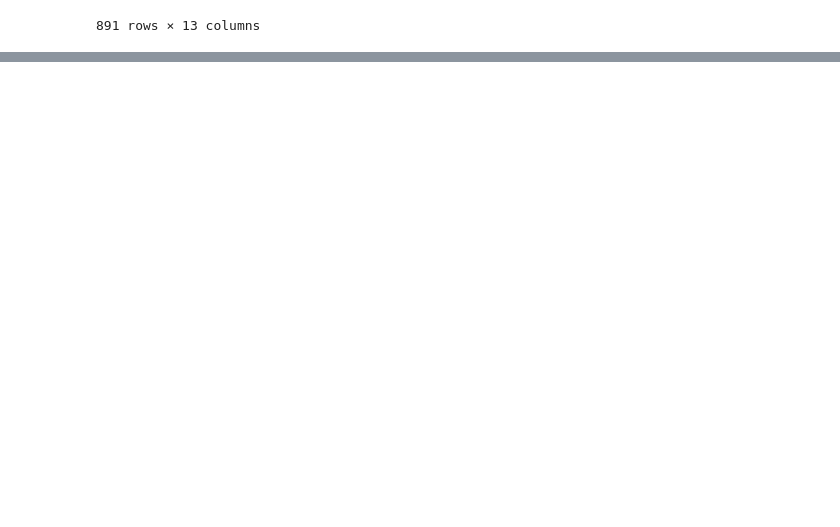
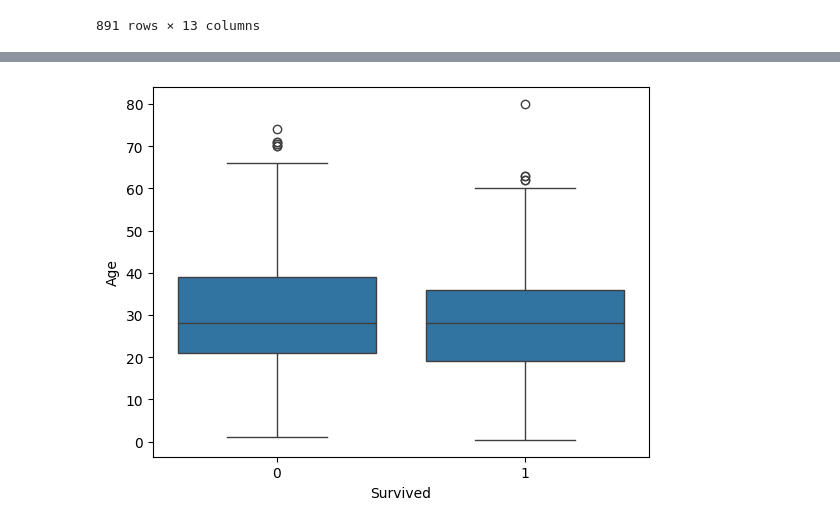
Before and after one commit to WojciechDzimira/kodilla-modu-8, a Jupyter notebook: titanic.ipynb, the cells around one changed output, grey strips where cells are left out. Cells and saved outputs as stored; diff of their text form; code cells hidden in the pictures; blank space fills up the shorter version.

```diff
--- a/titanic.ipynb
+++ b/titanic.ipynb
@@ -130,0 +177,3 @@ titanic_train_prepared
+# %%
+titanic_train_prepared.loc[~titanic_train_prepared['Title'].isin(['Mr', 'Miss', 'Mrs']), 'Title'] = 'Other'
+titanic_train_prepared
@@ -130,0 +194,4 @@ titanic_train_prepared
+# %%
+titanic_train_prepared = pd.concat([titanic_train_prepared, pd.get_dummies(titanic_train_prepared['Title'], drop_first=True)], axis=1)
+titanic_train_prepared.drop(['Title'], axis=1, inplace=True)
+titanic_train_prepared
@@ -130,0 +212,4 @@ titanic_train_prepared
+# %%
+titanic_train_prepared = pd.concat([titanic_train_prepared, pd.get_dummies(titanic_train_prepared['Sex'], drop_first=True)], axis=1)
+titanic_train_prepared.drop(['Sex'], axis=1, inplace=True)
+titanic_train_prepared
@@ -130,0 +230,5 @@ titanic_train_prepared
+# %%
+sns.boxplot(y='Age', x='Survived', data=titanic_train_prepared)
+plt.show()
+# %% [output]
+[figure, added]
```
Also changed, not shown: parts of 14 cells of this notebook.
